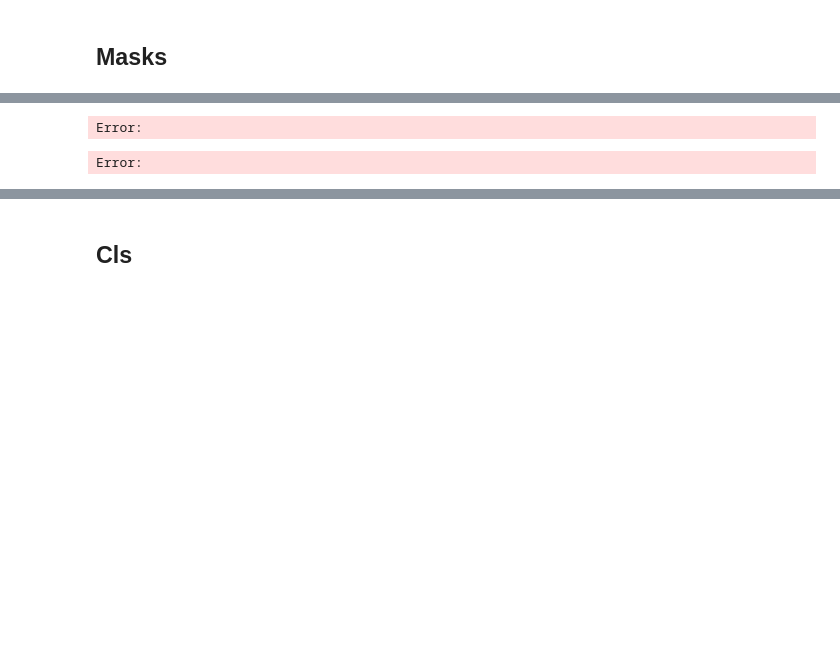
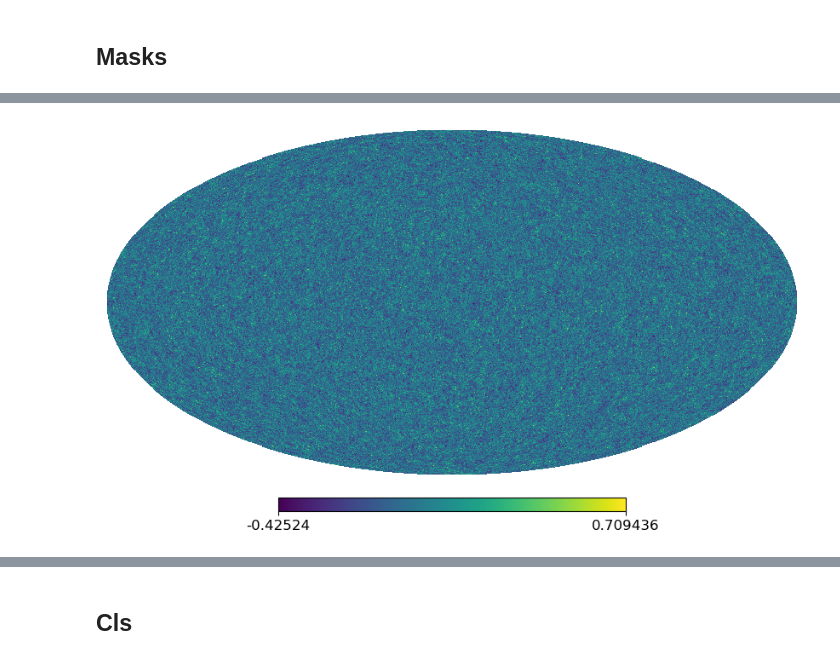
Before and after one commit to JaimeRZP/GLASS_cov_challenge, a Jupyter notebook: unmixing_comparison.ipynb, the cells around one changed output, grey strips where cells are left out. Saved outputs shown, nothing was run; the diff lists cells and outputs as text; code cells hidden in the pictures; blank space fills up the shorter version.

```diff
--- a/unmixing_comparison.ipynb
+++ b/unmixing_comparison.ipynb
@@ -46,7 +43,10 @@ Error:
+# %%
+sim = hp.read_map("lognormal_sims/lognormal_sim_1/POS_1.fits")
+hp.mollview(sim, title="")
+# %% [output]
+[figure, added]
 # %%
+mask_half_sky = hp.read_map("./half_sky/mask.fits")
 mask_patch = hp.read_map("./patch/mask.fits")
 mask_dr1 = hp.read_map("./dr1/mask.fits")
 mask_rr2 = hp.read_map("./rr2/mask.fits")
-# %% [output]
-Error:
-Error:
```
Also changed, not shown: parts of 43 cells of this notebook, 8 other files.
